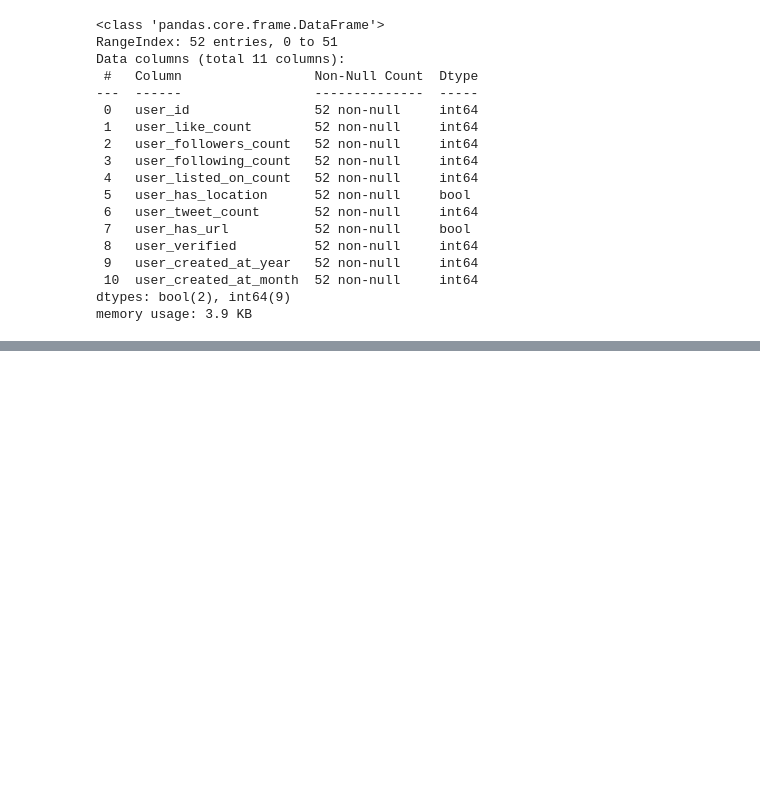
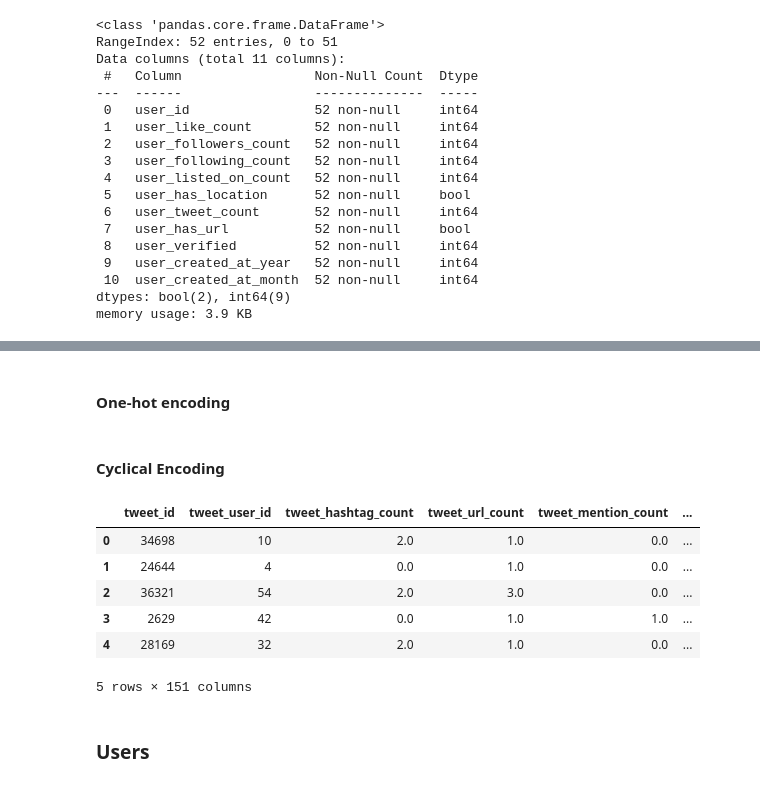
Before and after one commit to shpatrickguo/bitgrit, a Jupyter notebook: Viral Tweets Prediction Challenge/Viral Tweets Prediction Challenge.ipynb, the cells around one changed output, grey strips where cells are left out. Cells and saved outputs as stored; diff of their text form; code cells hidden in the pictures; blank space fills up the shorter version.

Commit message:
encoding

```diff
--- a/Viral Tweets Prediction Challenge/Viral Tweets Prediction Challenge.ipynb
+++ b/Viral Tweets Prediction Challenge/Viral Tweets Prediction Challenge.ipynb
@@ -218,0 +273,2 @@ sns.histplot(users, x = 'user_listed_on_count', ax = axs[1,1]);
+# %%
+train_tweets.fillna({'tweet_topic_ids':"['0']"}, inplace=True)
@@ -218,0 +281,44 @@ sns.histplot(users, x = 'user_listed_on_count', ax = axs[1,1]);
+# %% [markdown]
+#### One-hot encoding
+# %%
+topic_ids = (
+    train_tweets['tweet_topic_ids'].str.strip('[]').str.split('\s*,\s*').explode().str.get_dummies().sum(level=0).add_prefix('topic_id_')
+)
+topic_ids.rename(columns = lambda x: x.replace("'", ""), inplace=True)
+# %%
+year = pd.get_dummies(train_tweets.tweet_created_at_year, prefix='year')
+month = pd.get_dummies(train_tweets.tweet_created_at_month , prefix='month')
+day = pd.get_dummies(train_tweets.tweet_created_at_day, prefix='day')
+attachment = pd.get_dummies(train_tweets.tweet_attachment_class, prefix='attatchment')
+language = pd.get_dummies(train_tweets.tweet_language_id, prefix='language')
+# %% [markdown]
+#### Cyclical Encoding
+# %%
+hour_sin = np.sin(2 * np.pi * train_tweets['tweet_created_at_hour']/24.0)
+hour_sin.name = 'hour_sin'
+hour_cos = np.cos(2 * np.pi * train_tweets['tweet_created_at_hour']/24.0)
+hour_cos.name = 'hour_cos'
+# %%
+# Join encoded data to train data.
+columns_drop = [
+                "tweet_topic_ids",
+                "tweet_created_at_year",
+                "tweet_created_at_month",
+                "tweet_created_at_day",
+                "tweet_attachment_class",
+                "tweet_language_id",
+                "tweet_created_at_hour",
+               ]
+encoded = [topic_ids, year, month, day, attachment, language, hour_sin, hour_cos]
+train_tweets_final = train_tweets.drop(columns_drop, 1).join(encoded)
+train_tweets_final.head()
+# %% [output]
+|  | tweet_id | tweet_user_id | tweet_hashtag_count | tweet_url_count | tweet_mention_count | ... |
+| 0 | 34698 | 10 | 2.0 | 1.0 | 0.0 | ... |
+| 1 | 24644 | 4 | 0.0 | 1.0 | 0.0 | ... |
+| 2 | 36321 | 54 | 2.0 | 3.0 | 0.0 | ... |
+| 3 | 2629 | 42 | 0.0 | 1.0 | 1.0 | ... |
+| 4 | 28169 | 32 | 2.0 | 1.0 | 0.0 | ... |
+5 rows × 151 columns
+# %% [markdown]
+### Users
```
Also changed, not shown: parts of 13 cells of this notebook.
